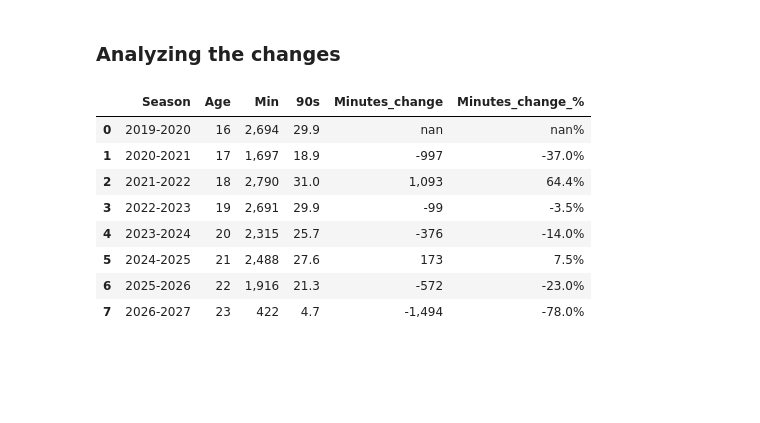
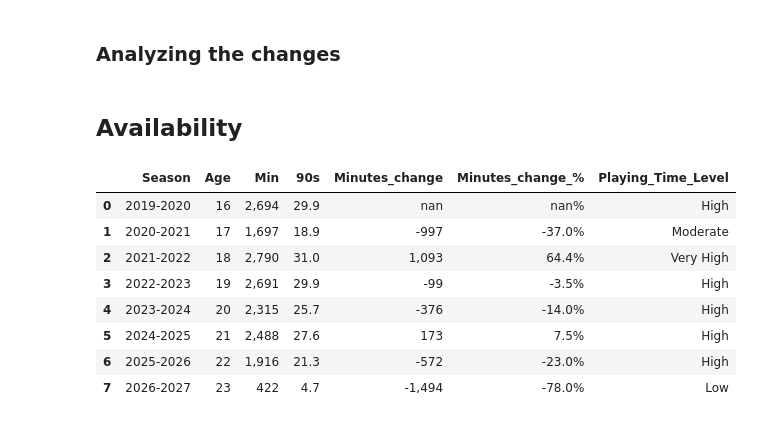
Before and after one commit to SalmaAllam8/football-data-visualization, a Jupyter notebook: Jude_Bellingham.ipynb, the cells around one changed output. Saved outputs shown, nothing was run; the diff lists cells and outputs as text; code cells hidden in the pictures; blank space fills up the shorter version.

```diff
--- a/Jude_Bellingham.ipynb
+++ b/Jude_Bellingham.ipynb
@@ -1192,40 +1192,66 @@ minutes_over_time["Minutes_change"] = (
 minutes_over_time["Minutes_change_%"] = (
     minutes_over_time["Min"].pct_change() * 100
 )
+# %% [markdown]
+## Availability
+# %%
+def playing_time_category(x):
+    if x < 10:
+        return "Low"
+    elif x < 20:
+        return "Moderate"
+    elif x < 30:
+        return "High"
+    else:
+        return "Very High"
+
+minutes_over_time["Playing_Time_Level"] = (
+    minutes_over_time["90s"].apply(playing_time_category)
+)
+# %%
+def color_playing_time(val):
+    colors = {
+        "Low": "background-color: #f8d7da; color: #721c24;",        # Soft Red
+        "Moderate": "background-color: #fff3cd; color: #856404;",   # Soft Yellow
+        "High": "background-color: #d1e7dd; color: #0f5132;",       # Soft Green
+        "Very High": "background-color: #0d6efd; color: #ffffff;"   # Vivid Blue
+    }
+    return colors.get(val, "")  # Returns styling string or empty if no match
 # %%
 styled = (
 minutes_over_time.style
+    .map(color_playing_time, subset=["Playing_Time_Level"])
     .background_gradient(subset=["Min", "90s"], cmap="Blues")
     .background_gradient(subset=["Minutes_change", "Minutes_change_%"], cmap="Purples")
     .format({
         "Gls_90": "{:.2f}",
         "90s": "{:.1f}",
         "Min": "{:,.0f}",
         "Minutes_change": "{:,.0f}",
         "Minutes_change_%": "{:.1f}%"
     })
     .set_properties(**{
         "text-align": "center",
         "font-family": "Arial, sans-serif",
         "border": "1px solid #444"
     })
     .set_table_styles([
         {"selector": "th", "props": [("background-color", "#1c1f26"),
                                        ("color", "white"),
                                        ("font-weight", "bold"),
                                        ("padding", "8px")]},
         {"selector": "td", "props": [("padding", "6px")]}
     ])
 )
 
 styled
 # %% [output]
-|  | Season | Age | Min | 90s | Minutes_change | Minutes_change_% |
-| 0 | 2019-2020 | 16 | 2,694 | 29.9 | nan | nan% |
-| 1 | 2020-2021 | 17 | 1,697 | 18.9 | -997 | -37.0% |
-| 2 | 2021-2022 | 18 | 2,790 | 31.0 | 1,093 | 64.4% |
-| 3 | 2022-2023 | 19 | 2,691 | 29.9 | -99 | -3.5% |
-| 4 | 2023-2024 | 20 | 2,315 | 25.7 | -376 | -14.0% |
-| 5 | 2024-2025 | 21 | 2,488 | 27.6 | 173 | 7.5% |
-| 6 | 2025-2026 | 22 | 1,916 | 21.3 | -572 | -23.0% |
-| 7 | 2026-2027 | 23 | 422 | 4.7 | -1,494 | -78.0% |
+|  | Season | Age | Min | 90s | Minutes_change | Minutes_change_% | Playing_Time_Level |
+| 0 | 2019-2020 | 16 | 2,694 | 29.9 | nan | nan% | High |
+| 1 | 2020-2021 | 17 | 1,697 | 18.9 | -997 | -37.0% | Moderate |
+| 2 | 2021-2022 | 18 | 2,790 | 31.0 | 1,093 | 64.4% | Very High |
+| 3 | 2022-2023 | 19 | 2,691 | 29.9 | -99 | -3.5% | High |
+| 4 | 2023-2024 | 20 | 2,315 | 25.7 | -376 | -14.0% | High |
+| 5 | 2024-2025 | 21 | 2,488 | 27.6 | 173 | 7.5% | High |
+| 6 | 2025-2026 | 22 | 1,916 | 21.3 | -572 | -23.0% | High |
+| 7 | 2026-2027 | 23 | 422 | 4.7 | -1,494 | -78.0% | Low |
```
